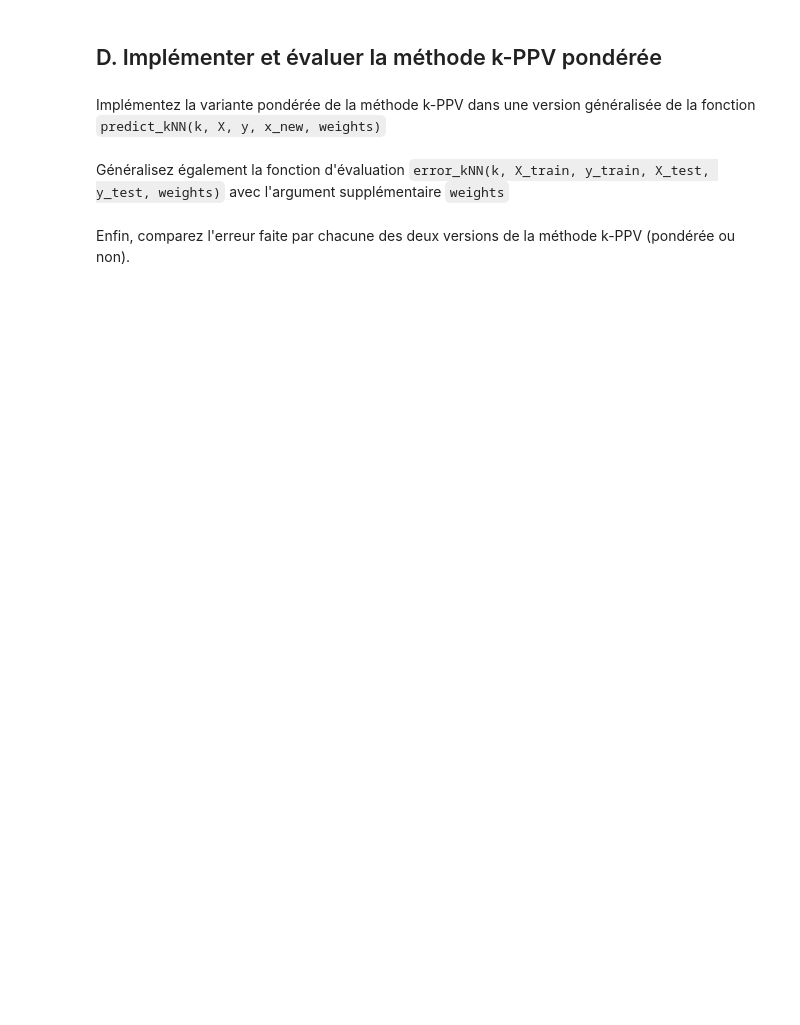
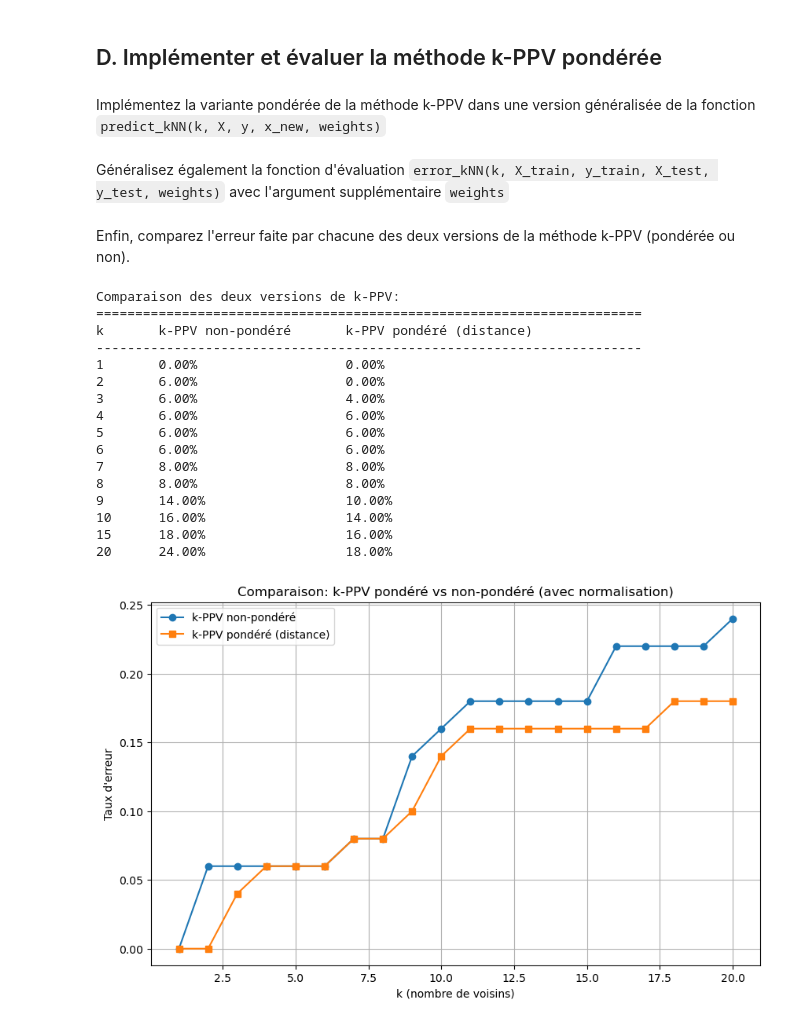
Before and after one commit to BastienMonet/IUT2, a Jupyter notebook: opti/TP4 - Classer avec la méthode des k-Plus Proches Voisins-20260304/TP4_kNN.ipynb, the cells around one changed output. Drawn from its saved outputs; the diff is of its cells as text; code cells hidden in the pictures; blank space fills up the shorter version.

```diff
--- a/opti/TP4 - Classer avec la méthode des k-Plus Proches Voisins-20260304/TP4_kNN.ipynb
+++ b/opti/TP4 - Classer avec la méthode des k-Plus Proches Voisins-20260304/TP4_kNN.ipynb
@@ -344,6 +449,82 @@ def error_kNN(k, X_train, y_train, X_test, y_test, weights='uniform'):
         error_rate (float):  le taux d'erreur de prédiciton (Nb. mauvaises prédictions / Nb. prédictions)
 
     """
-    ...
+    # Prédire pour chaque individu de test
+    errors = 0
+    for i in range(len(X_test)):
+        y_pred = predict_kNN(k, X_train, y_train, X_test[i], weights=weights)
+        if y_pred != y_test[i]:
+            errors += 1
+
+    # Calculer le taux d'erreur
+    error_rate = errors / len(X_test)
+    return error_rate
 # %% [markdown]
 Enfin, comparez l'erreur faite par chacune des deux versions de la méthode k-PPV (pondérée ou non).
+# %%
+# Comparer les deux versions de k-PPV (pondérée et non-pondérée)
+print("Comparaison des deux versions de k-PPV:")
+print("=" * 70)
+print("k\tk-PPV non-pondéré\tk-PPV pondéré (distance)")
+print("-" * 70)
+
+k_values = range(1, 21)
+error_uniform = []
+error_distance = []
+
+for k in k_values:
+    err_uniform = error_kNN(k, X_train_norm, y_train_norm, X_test_norm, y_test_norm, weights='uniform')
+    err_distance = error_kNN(k, X_train_norm, y_train_norm, X_test_norm, y_test_norm, weights='distance')
+    error_uniform.append(err_uniform)
+    error_distance.append(err_distance)
+    if k <= 10 or k % 5 == 0:
+        print(f"{k}\t{err_uniform:.2%}\t\t\t{err_distance:.2%}")
+
+# Tracer les courbes comparatives
+plt.figure(figsize=(10, 6))
+plt.plot(k_values, error_uniform, marker='o', label='k-PPV non-pondéré')
+plt.plot(k_values, error_distance, marker='s', label='k-PPV pondéré (distance)')
+plt.xlabel('k (nombre de voisins)')
+plt.ylabel('Taux d\'erreur')
+plt.title('Comparaison: k-PPV pondéré vs non-pondéré (avec normalisation)')
+plt.legend()
+plt.grid(True)
+plt.show()
+
+# Résumé des meilleurs résultats
+best_k_uniform = k_values[np.argmin(error_uniform)]
+best_error_uniform = min(error_uniform)
+best_k_distance = k_values[np.argmin(error_distance)]
+best_error_distance = min(error_distance)
+
+print("\n" + "=" * 70)
+print("RÉSULTATS FINAUX:")
+print("-" * 70)
+print(f"k-PPV non-pondéré:  meilleur k = {best_k_uniform}, taux d'erreur = {best_error_uniform:.2%}")
+print(f"k-PPV pondéré:      meilleur k = {best_k_distance}, taux d'erreur = {best_error_distance:.2%}")
+print("=" * 70)
+
+if best_error_distance < best_error_uniform:
+    print(f"✓ La pondération par distance améliore les résultats!")
+elif best_error_distance > best_error_uniform:
+    print(f"✗ La pondération par distance détériore les résultats")
+else:
+    print(f"≈ Les deux méthodes donnent les mêmes résultats")
+# %% [output]
+Comparaison des deux versions de k-PPV:
+======================================================================
+k       k-PPV non-pondéré       k-PPV pondéré (distance)
+----------------------------------------------------------------------
+1       0.00%                   0.00%
+2       6.00%                   0.00%
+3       6.00%                   4.00%
+4       6.00%                   6.00%
+5       6.00%                   6.00%
+6       6.00%                   6.00%
+7       8.00%                   8.00%
+8       8.00%                   8.00%
+9       14.00%                  10.00%
+10      16.00%                  14.00%
+15      18.00%                  16.00%
+20      24.00%                  18.00%
+[figure, added]
```
Also changed, not shown: parts of 9 cells of this notebook, 45 other files.
